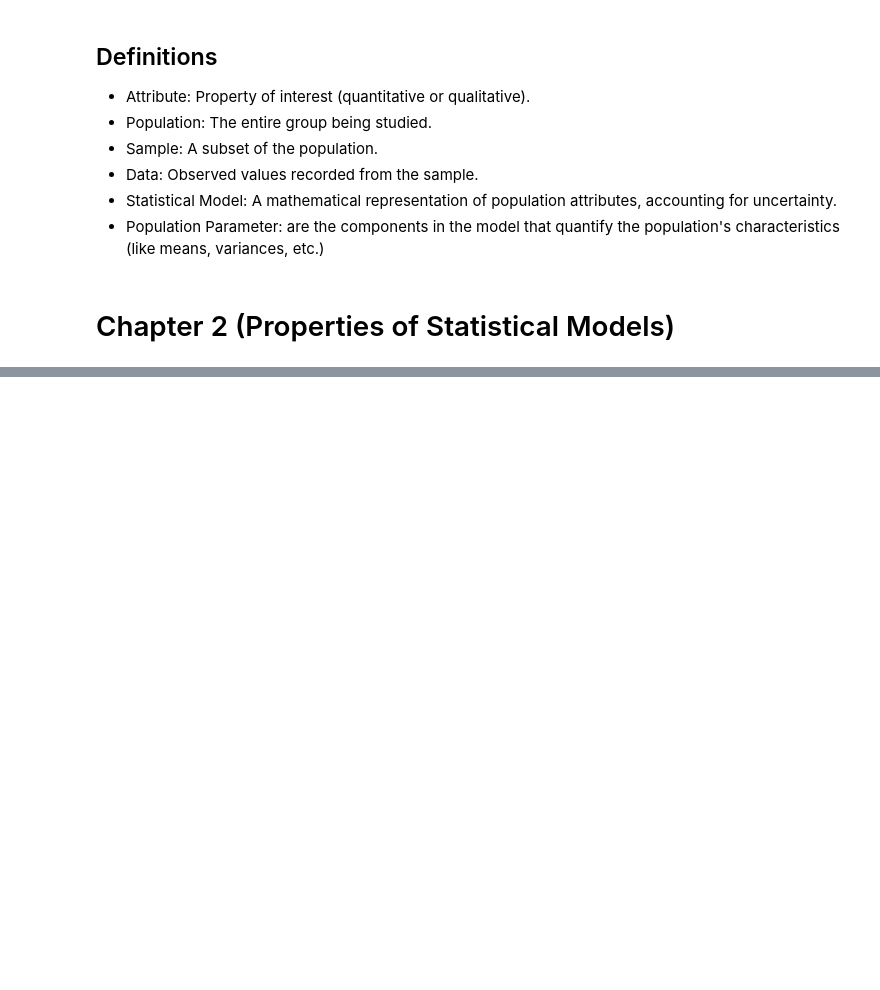
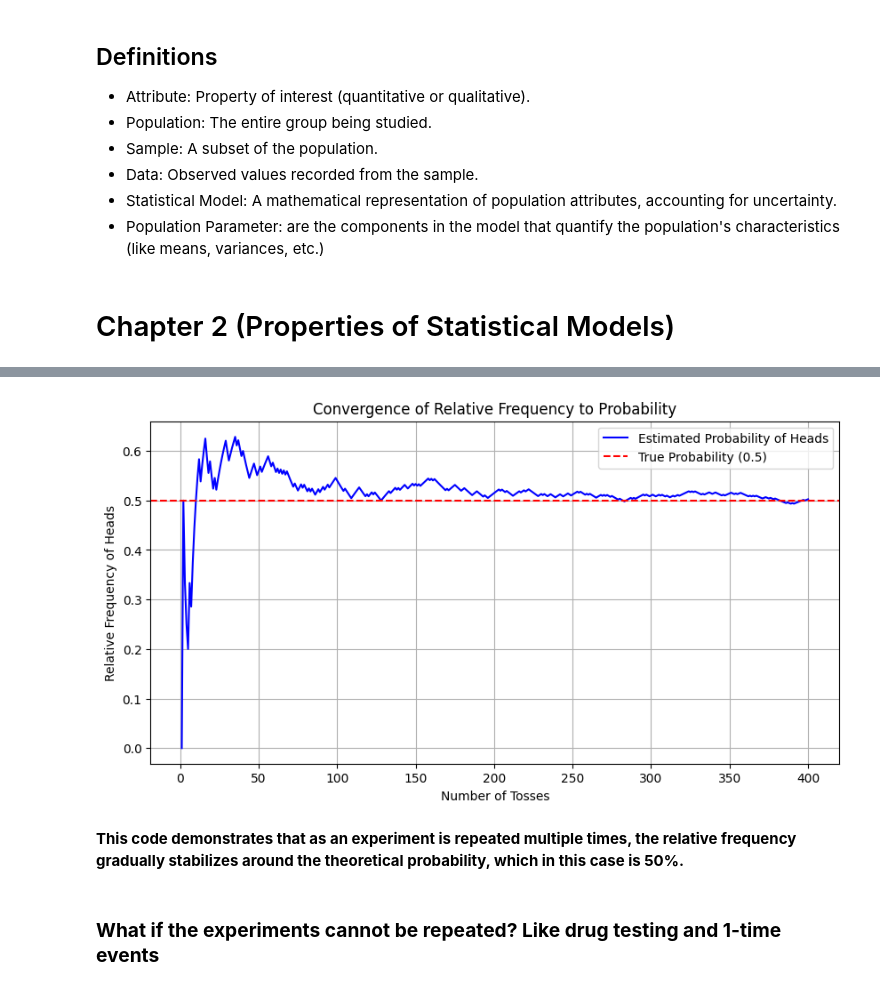
Before and after one commit to Amehroke/GaTech_BayesianStats, a Jupyter notebook: Notes/Hw1_Notes.ipynb, the cells around one changed output, grey strips where cells are left out. Drawn from its saved outputs; the diff is of its cells as text; code cells hidden in the pictures; blank space fills up the shorter version.

```diff
--- a/Notes/Hw1_Notes.ipynb
+++ b/Notes/Hw1_Notes.ipynb
@@ -34,0 +367,31 @@ In this section we will analyze data derived from an experiment.
+# %%
+import numpy as np
+import matplotlib.pyplot as plt
+
+# Set the number of tosses
+N = 400  # Total number of coin tosses (same as Pearson's experiment)
+
+# Simulate coin tosses (1 = heads, 0 = tails)
+coin_tosses = np.random.choice([0, 1], size=N)
+
+# Compute cumulative proportion of heads over time
+cumulative_heads = np.cumsum(coin_tosses) / np.arange(1, N + 1)
+
+# Plot results
+plt.figure(figsize=(10, 5))
+plt.plot(np.arange(1, N + 1), cumulative_heads, label="Estimated Probability of Heads", color='blue')
+plt.axhline(y=0.5, color='r', linestyle='--', label="True Probability (0.5)")
+plt.xlabel("Number of Tosses")
+plt.ylabel("Relative Frequency of Heads")
+plt.title("Convergence of Relative Frequency to Probability")
+plt.legend()
+plt.grid(True)
+
+# Show plot
+plt.show()
+# %% [output]
+[figure, added]
+# %% [markdown]
+**This code demonstrates that as an experiment is repeated multiple times, the relative frequency gradually stabilizes around the theoretical probability, which in this case is 50%.**
+# %% [markdown]
+### **What if the experiments cannot be repeated? Like drug testing and 1-time events**
```
Also changed, not shown: parts of 29 cells of this notebook, 5 other files.
